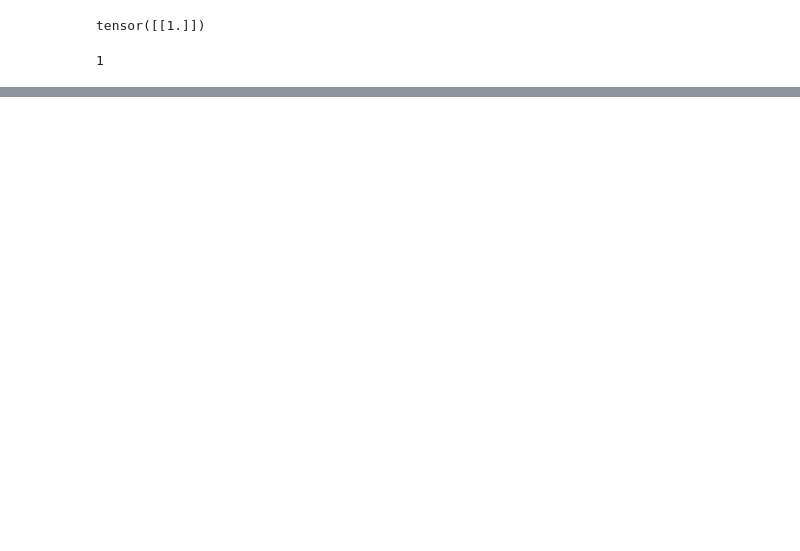
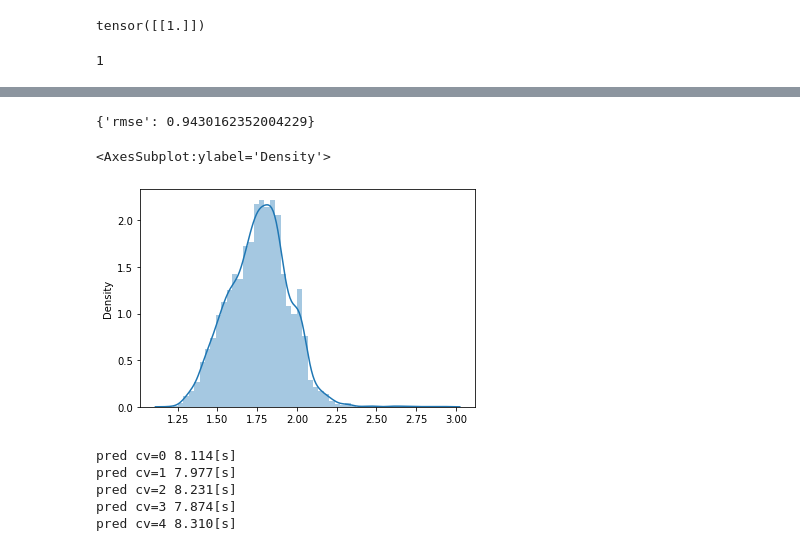
Before and after one commit to yosuke7040/atmacup11, a Jupyter notebook: src/DL/初心者向け講座写経.ipynb, the cells around one changed output, grey strips where cells are left out. Cells and saved outputs as stored; diff of their text form; code cells hidden in the pictures; blank space fills up the shorter version.

```diff
--- a/src/初心者向け講座写経.ipynb
+++ b/src/DL/初心者向け講座写経.ipynb
@@ -298,0 +432,4 @@ train_df['target'].iat[0]
+# %%
+assert torch.cuda.is_available()
+
+DEVICE = torch.device("cuda")
@@ -298,0 +666,23 @@ train_df['target'].iat[0]
+# %%
+def get_output_dir(n_cv: int):
+    return os.path.join(output_dir, 'simple_reset', f'cv={n_cv}')
+
+oof = np.zeros((len(train_df), ), dtype=np.float32)
+
+for i, (idx_tr, idx_valid) in enumerate(cv):
+    output_i = get_output_dir(i)
+    model = resnet34(pretrained=False)
+    model.fc = nn.Linear(in_features=512, out_features=1, bias=True)
+
+    model.to(DEVICE)
+
+    oof_i = run_fold(
+        model=model,
+        train_df=train_meta_df.iloc[idx_tr],
+        valid_df=train_meta_df.iloc[idx_valid],
+        y_valid=train_meta_df['target'].values[idx_valid],
+        output_dir=output_i,
+        n_epochs=1
+    )
+
+    oof[idx_valid] = oof_i
@@ -298,0 +707,9 @@ train_df['target'].iat[0]
+# %%
+calculate_metrics(train_df['target'], oof)
+# %% [output]
+{'rmse': 0.9430162352004229}
+# %%
+sns.distplot(oof)
+# %% [output]
+<AxesSubplot:ylabel='Density'>
+[figure, added]
@@ -298,0 +730,23 @@ train_df['target'].iat[0]
+# %%
+test_predictions = []
+for i in range(len(cv)):
+    output_i = get_output_dir(i)
+    model = resnet34(pretrained=False)
+    model.fc = nn.Linear(in_features=512, out_features=1, bias=True)
+
+    model_path = os.path.join(output_i, 'model_best.pth')
+
+    model.load_state_dict(torch.load(model_path))
+
+    model.to(DEVICE)
+
+    with timer(prefix=f'pred cv={i}'):
+        y_pred_i = predict(model, loader=test_loader)
+
+    test_predictions.append(y_pred_i)
+# %% [output]
+pred cv=0 8.114[s]
+pred cv=1 7.977[s]
+pred cv=2 8.231[s]
+pred cv=3 7.874[s]
+pred cv=4 8.310[s]
```
Also changed, not shown: parts of 31 cells of this notebook, 5 other files.
